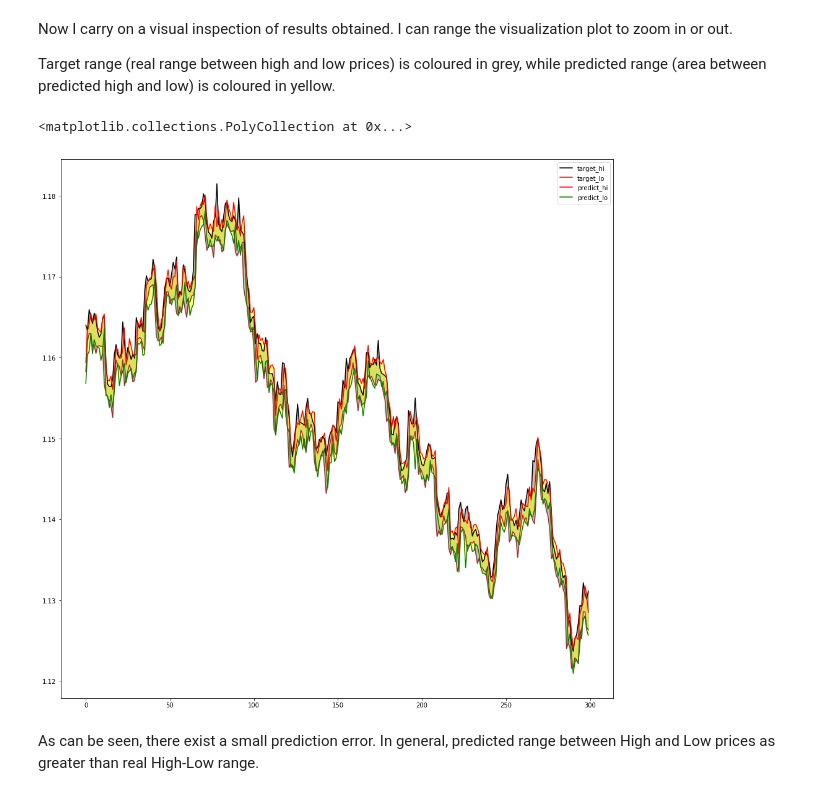
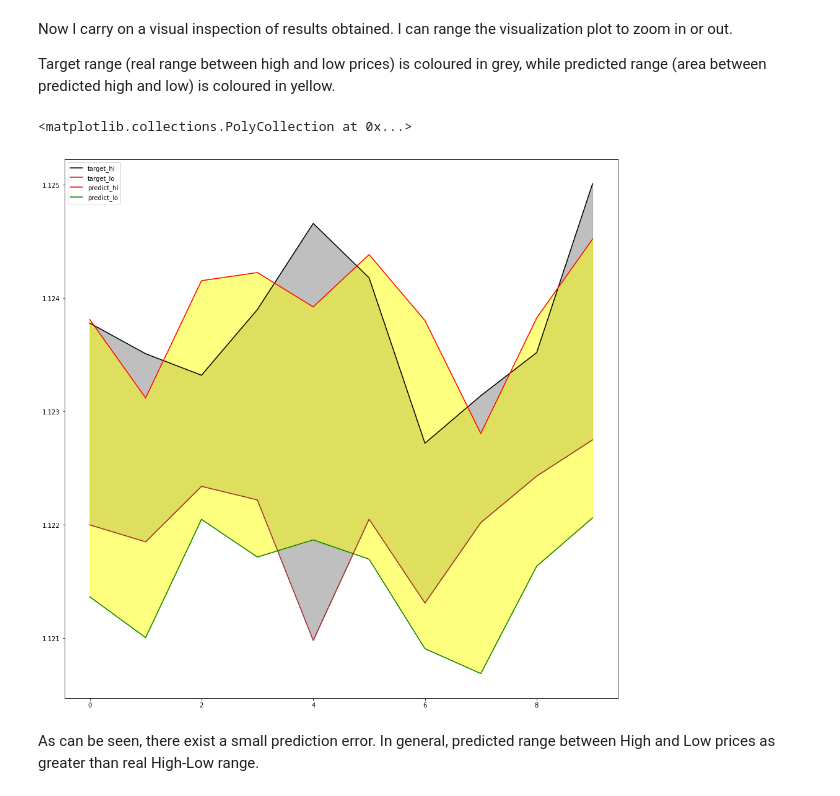
Before and after one commit to raulMrello/MachineLearning_for_Trading, a Jupyter notebook: PredictiveNet/notebooks/Price prediction with LSTM neural networks.ipynb, the cells around one changed output. Cells and saved outputs as stored; diff of their text form; code cells hidden in the pictures.

```diff
--- a/PredictiveNet/notebooks/Price prediction with LSTM neural networks.ipynb
+++ b/PredictiveNet/notebooks/Price prediction with LSTM neural networks.ipynb
@@ -471,24 +471,24 @@ Now I carry on a visual inspection of results obtained. I can range the visualiz
 Target range (real range between high and low prices) is coloured in grey, while predicted range (area between predicted high and low) is coloured in yellow.
 # %%
 plt.figure(figsize=(16,16))
-i,j=-500,-200
-x = np.arange(j-i)
-y1 = df_predict['TARGET_HIGH'].values[i:j]
-y2 = df_predict['TARGET_LOW'].values[i:j]
-y3 = df_predict['PREDICT_HIGH'].values[i:j]
-y4 = df_predict['PREDICT_LOW'].values[i:j]
+i=-10
+x = np.arange(10)
+y1 = df_predict['TARGET_HIGH'].values[i:]
+y2 = df_predict['TARGET_LOW'].values[i:]
+y3 = df_predict['PREDICT_HIGH'].values[i:]
+y4 = df_predict['PREDICT_LOW'].values[i:]
 plt.plot(x,y1, color='black')
 plt.plot(x,y2, color = 'brown')
 plt.plot(x,y3, color = 'red')
 plt.plot(x,y4, color = 'green')
 plt.legend(['target_hi','target_lo', 'predict_hi', 'predict_lo'])
 plt.fill_between(x,y1,y2, color='grey', alpha='0.5')
 plt.fill_between(x,y3,y4, color='yellow', alpha='0.5')
 #plt.plot(df_predict['TARGET_HIGH_CHECK'].values[i:j])
 #plt.plot(df_predict['TARGET_LOW_CHECK'].values[i:j])
 # %% [output]
 <matplotlib.collections.PolyCollection at 0x...>
-[figure, old version]
+[figure, new version]
 # %% [markdown]
 As can be seen, there exist a small prediction error. In general, predicted range between High and Low prices as greater than real High-Low range.
 # %% [markdown]
```
Also changed, not shown: parts of 12 cells of this notebook, 6 other files.
